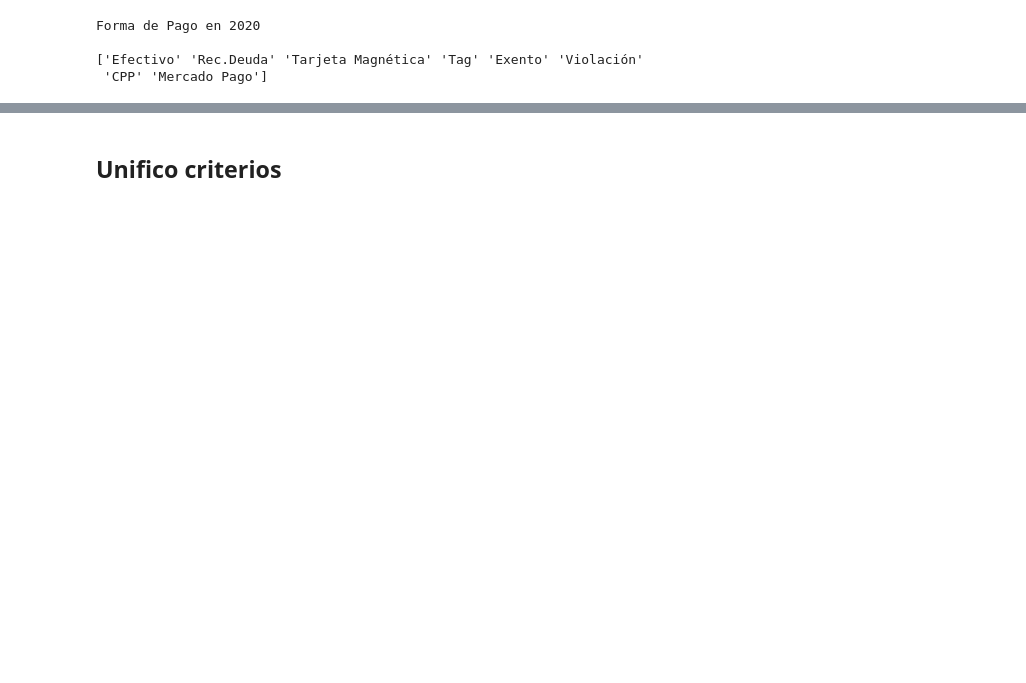
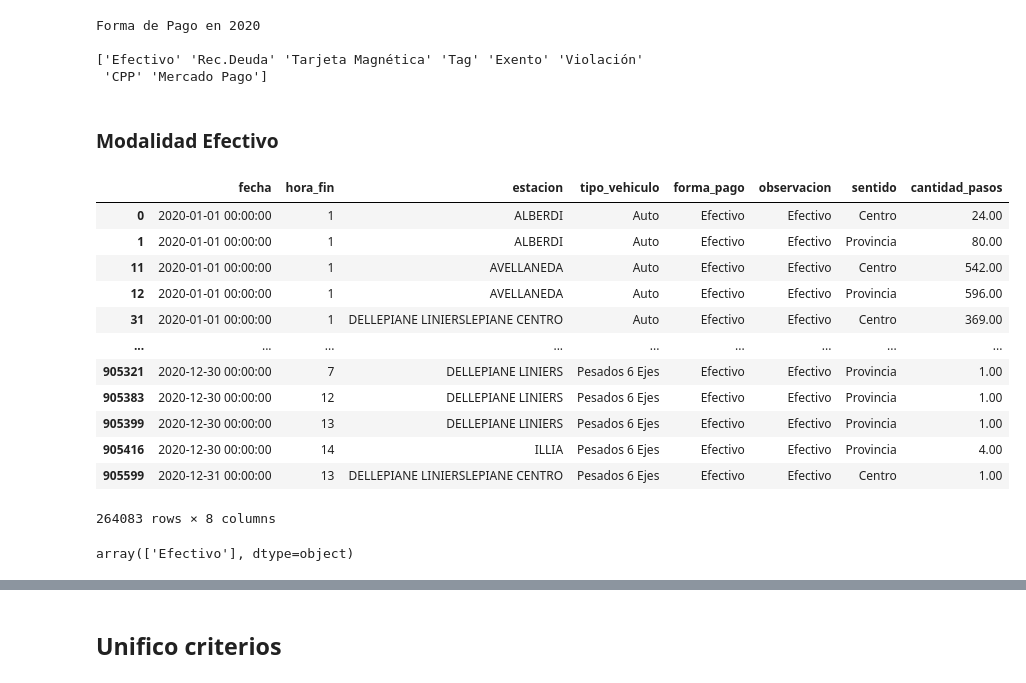
Before and after one commit to martinezalina/illia-p4, a Jupyter notebook: flujo-vehicular-2020.ipynb, the cells around one changed output, grey strips where cells are left out. Drawn from its saved outputs; the diff is of its cells as text; code cells hidden in the pictures; blank space fills up the shorter version.

```diff
--- a/flujo-vehicular-2020.ipynb
+++ b/flujo-vehicular-2020.ipynb
@@ -118,3 +126,26 @@ Forma de Pago en 2020
 
 ['Efectivo' 'Rec.Deuda' 'Tarjeta Magnética' 'Tag' 'Exento' 'Violación'
  'CPP' 'Mercado Pago']
+# %% [markdown]
+### Modalidad Efectivo
+# %%
+d_efectivo = data_2020_full[data_2020_full['forma_pago'] == 'Efectivo']
+d_efectivo
+# %% [output]
+|  | fecha | hora_fin | estacion | tipo_vehiculo | forma_pago | observacion | sentido | cantidad_pasos |
+| 0 | 2020-01-01 00:00:00 | 1 | ALBERDI | Auto | Efectivo | Efectivo | Centro | 24.00 |
+| 1 | 2020-01-01 00:00:00 | 1 | ALBERDI | Auto | Efectivo | Efectivo | Provincia | 80.00 |
+| 11 | 2020-01-01 00:00:00 | 1 | AVELLANEDA | Auto | Efectivo | Efectivo | Centro | 542.00 |
+| 12 | 2020-01-01 00:00:00 | 1 | AVELLANEDA | Auto | Efectivo | Efectivo | Provincia | 596.00 |
+| 31 | 2020-01-01 00:00:00 | 1 | DELLEPIANE LINIERSLEPIANE CENTRO | Auto | Efectivo | Efectivo | Centro | 369.00 |
+| ... | ... | ... | ... | ... | ... | ... | ... | ... |
+| 905321 | 2020-12-30 00:00:00 | 7 | DELLEPIANE LINIERS | Pesados 6 Ejes | Efectivo | Efectivo | Provincia | 1.00 |
+| 905383 | 2020-12-30 00:00:00 | 12 | DELLEPIANE LINIERS | Pesados 6 Ejes | Efectivo | Efectivo | Provincia | 1.00 |
+| 905399 | 2020-12-30 00:00:00 | 13 | DELLEPIANE LINIERS | Pesados 6 Ejes | Efectivo | Efectivo | Provincia | 1.00 |
+| 905416 | 2020-12-30 00:00:00 | 14 | ILLIA | Pesados 6 Ejes | Efectivo | Efectivo | Provincia | 4.00 |
+| 905599 | 2020-12-31 00:00:00 | 13 | DELLEPIANE LINIERSLEPIANE CENTRO | Pesados 6 Ejes | Efectivo | Efectivo | Centro | 1.00 |
+264083 rows × 8 columns
+# %%
+d_efectivo['observacion'].unique()
+# %% [output]
+array(['Efectivo'], dtype=object)
```
Also changed, not shown: parts of 53 cells of this notebook, 2 other files.
